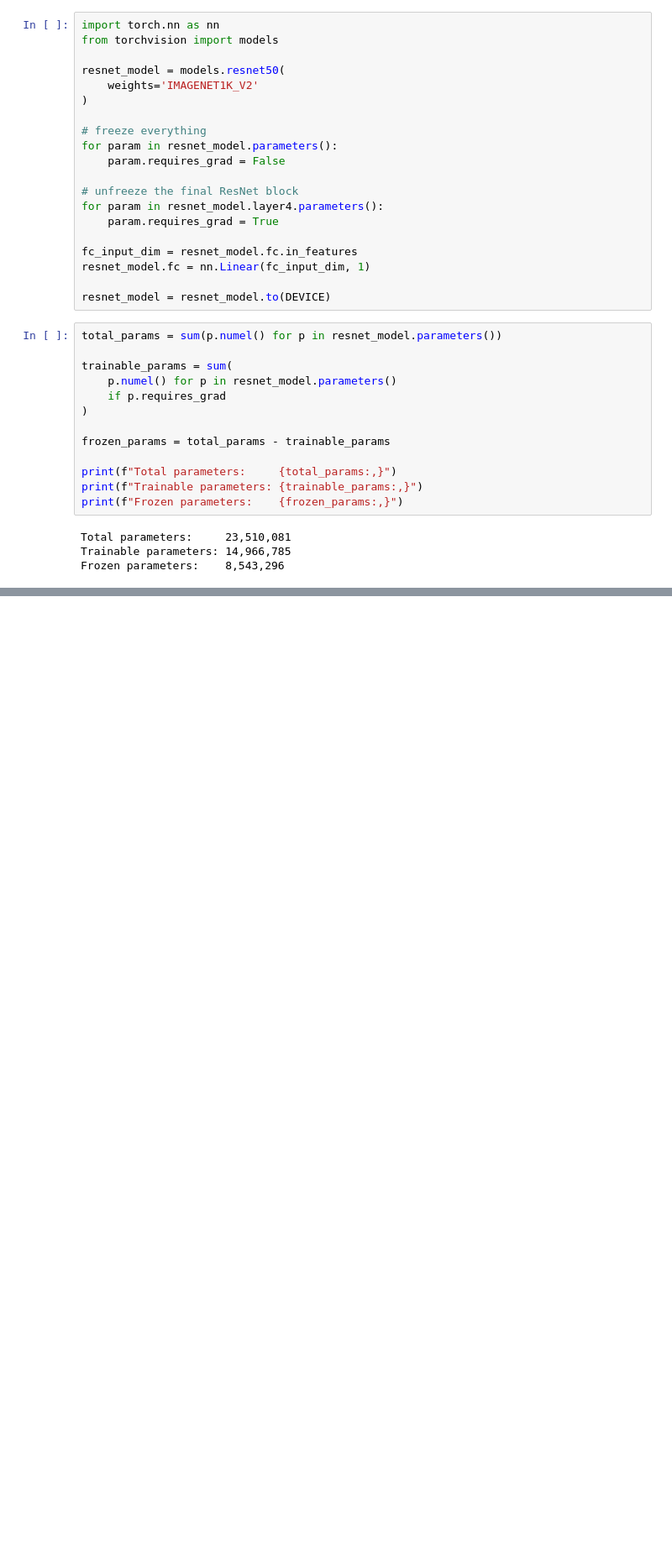
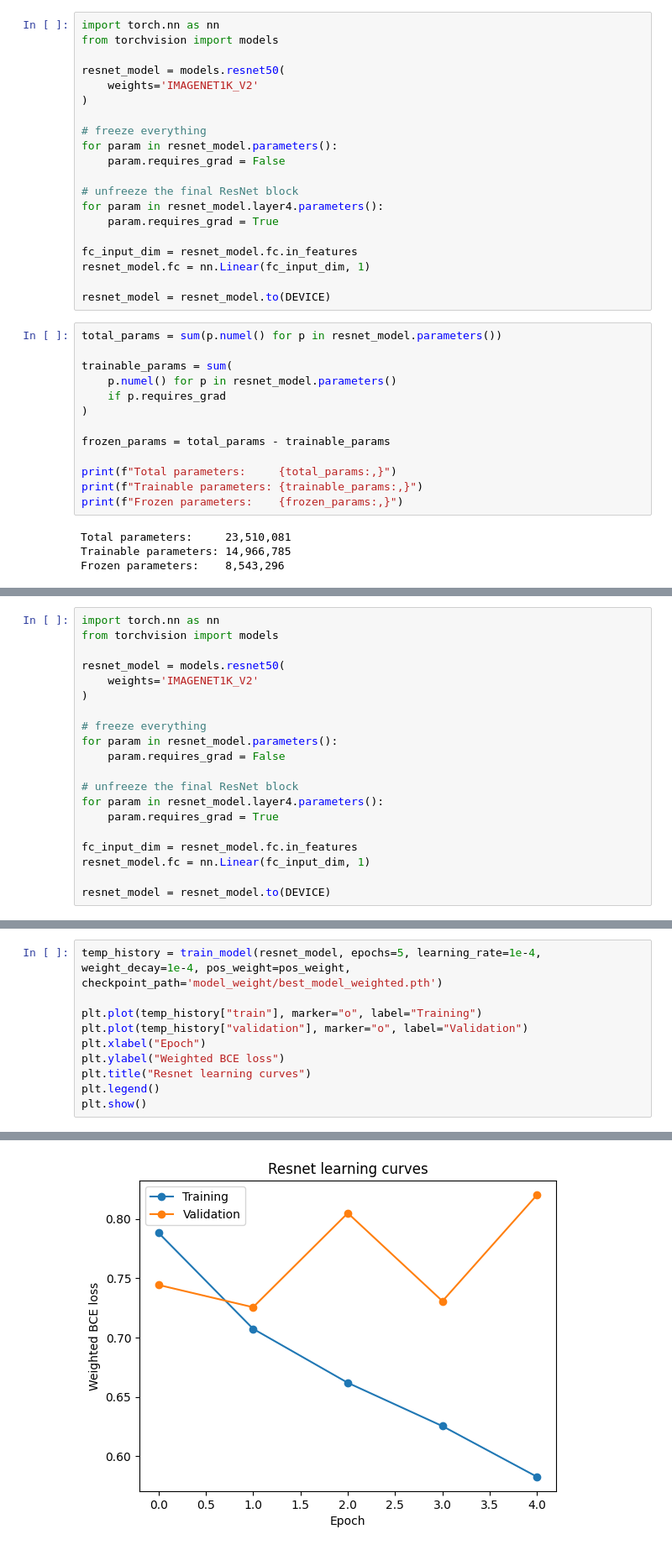
Before and after one commit to faizr206/Assignment1_MedicalImaging, a Jupyter notebook: Assignment1_Faiz.ipynb, the cells around one changed output, grey strips where cells are left out. Shown at 84% size. Cells and saved outputs as stored; diff of their text form; blank space fills up the shorter version.

```diff
--- a/Assignment1_Faiz.ipynb
+++ b/Assignment1_Faiz.ipynb
@@ -850,0 +856,20 @@ ROC AUC: 0.8863
+# %%
+import torch.nn as nn
+from torchvision import models
+
+resnet_model = models.resnet50(
+    weights='IMAGENET1K_V2'
+)
+
+# freeze everything
+for param in resnet_model.parameters():
+    param.requires_grad = False
+
+# unfreeze the final ResNet block
+for param in resnet_model.layer4.parameters():
+    param.requires_grad = True
+
+fc_input_dim = resnet_model.fc.in_features
+resnet_model.fc = nn.Linear(fc_input_dim, 1)
+
+resnet_model = resnet_model.to(DEVICE)
@@ -850,0 +895,11 @@ ROC AUC: 0.8863
+# %%
+temp_history = train_model(resnet_model, epochs=5, learning_rate=1e-4, weight_decay=1e-4, pos_weight=pos_weight, checkpoint_path='model_weight/best_model_weighted.pth')
+
+plt.plot(temp_history["train"], marker="o", label="Training")
+plt.plot(temp_history["validation"], marker="o", label="Validation")
+plt.xlabel("Epoch")
+plt.ylabel("Weighted BCE loss")
+plt.title("Resnet learning curves")
+plt.legend()
+plt.show()
+# %% [output]
@@ -850,0 +912 @@ ROC AUC: 0.8863
+[figure, added]
```
Also changed, not shown: parts of 12 cells of this notebook.
